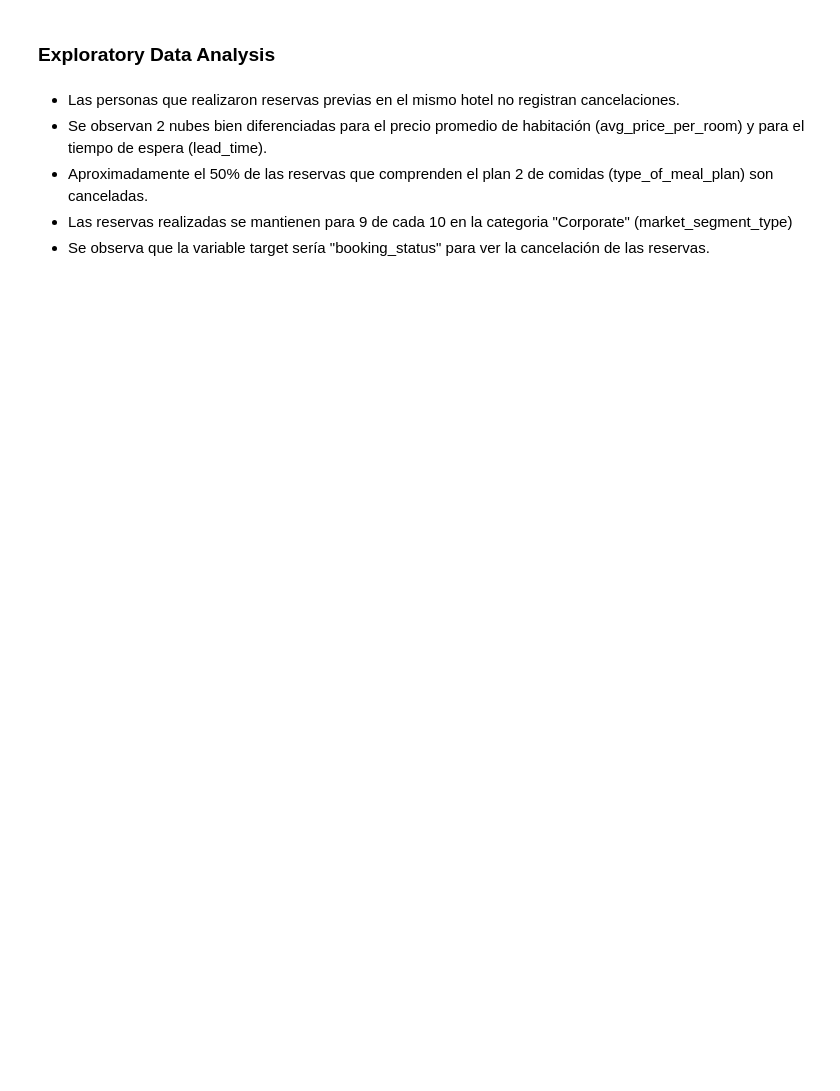
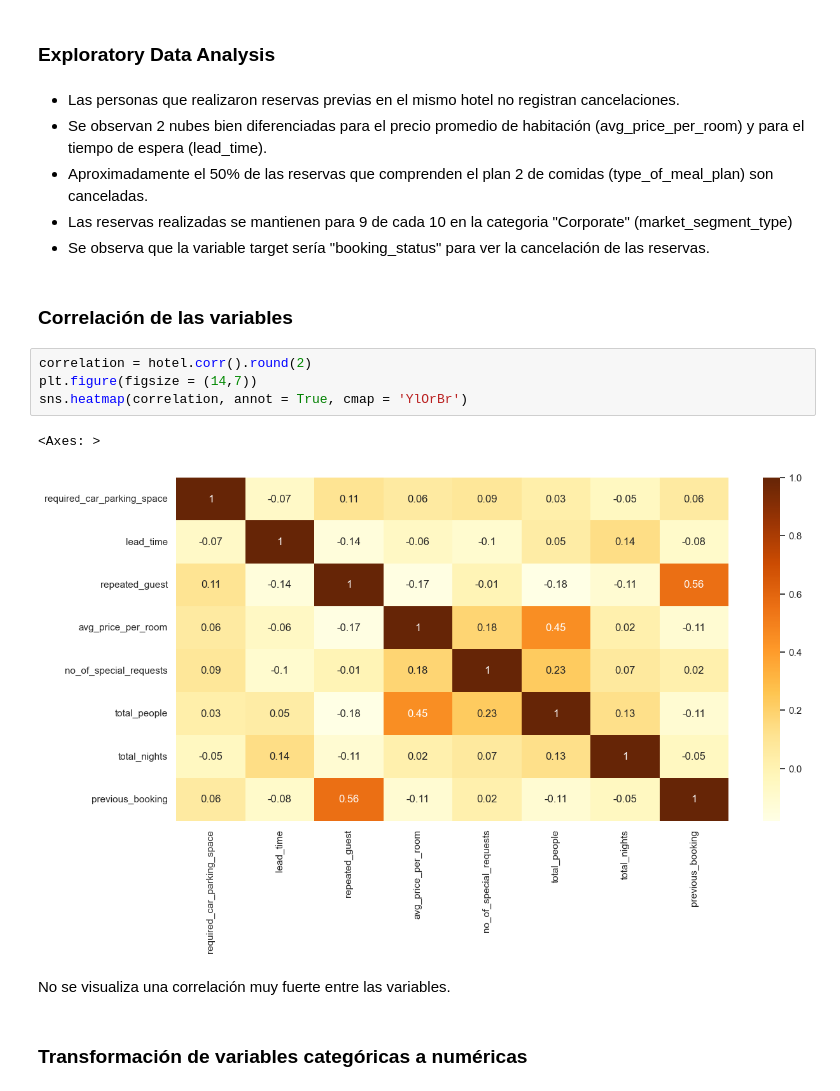
Before and after one commit to daniperez92/Data_Science, a Jupyter notebook: Quinto Desafío/ProyectoDS_ParteII_Perez.ipynb, the cells around one changed output. Cells and saved outputs as stored; diff of their text form; blank space fills up the shorter version.

Commit message:
Transformación y Feature Selection

```diff
--- a/Quinto Desafío/ProyectoDS_ParteII_Perez.ipynb
+++ b/Quinto Desafío/ProyectoDS_ParteII_Perez.ipynb
@@ -417,3 +417,16 @@ sns.pairplot(hotel_cuant, hue='iscancel')
 - Aproximadamente el 50% de las reservas que comprenden el plan 2 de comidas (type_of_meal_plan) son canceladas.
 - Las reservas realizadas se mantienen para 9 de cada 10 en la categoria "Corporate" (market_segment_type)
 - Se observa que la variable target sería "booking_status" para ver la cancelación de las reservas.
+# %% [markdown]
+### Correlación de las variables
+# %%
+correlation = hotel.corr().round(2)
+plt.figure(figsize = (14,7))
+sns.heatmap(correlation, annot = True, cmap = 'YlOrBr')
+# %% [output]
+<Axes: >
+[figure, added]
+# %% [markdown]
+No se visualiza una correlación muy fuerte entre las variables.
+# %% [markdown]
+### Transformación de variables categóricas a numéricas
```
Also changed, not shown: parts of 16 cells of this notebook.
